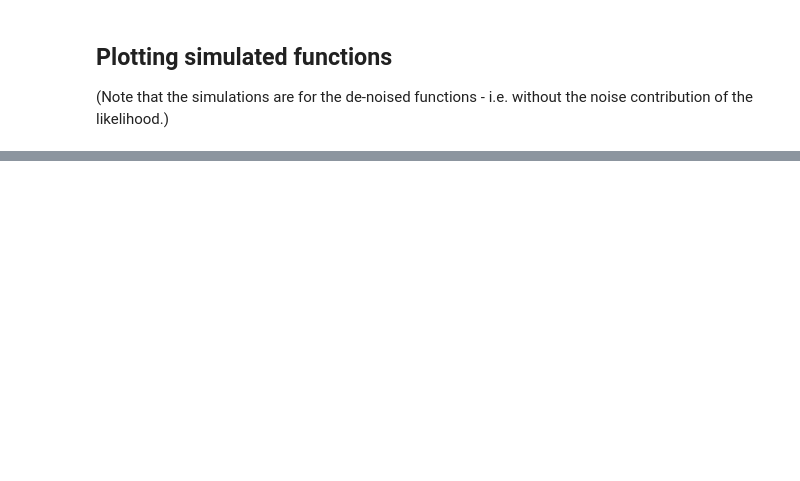
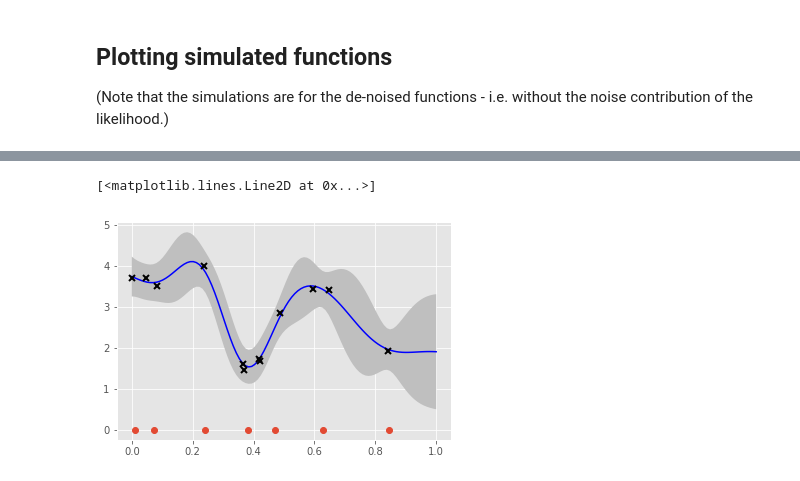
Before and after one commit to t-vi/candlegp, a Jupyter notebook: notebooks/gp_regression.ipynb, the cells around one changed output, grey strips where cells are left out. Cells and saved outputs as stored; diff of their text form; code cells hidden in the pictures; blank space fills up the shorter version.

Commit message:
first (the variational) variant of SGPR, in regression notebook

```diff
--- a/notebooks/gp_regression.ipynb
+++ b/notebooks/gp_regression.ipynb
@@ -182,0 +166,6 @@ pyplot.plot(X.numpy(), Y.numpy(), 'kx', mew=2)
+# %%
+k3 = candlegp.kernels.RBF(1, lengthscales=torch.DoubleTensor([0.3]),variance=torch.DoubleTensor([1.0]))
+mean3 = candlegp.mean_functions.Linear(torch.DoubleTensor([1]), torch.DoubleTensor([0]))
+m3 = candlegp.models.SGPR(Variable(X), Variable(Y.unsqueeze(1)), k3, X[:7].clone(), mean_function=mean3)
+m3.likelihood.variance.set(0.01)
+m3
@@ -182,0 +222,13 @@ pyplot.plot(X.numpy(), Y.numpy(), 'kx', mew=2)
+# %%
+xstar = torch.linspace(0,1,100).double()
+mu, var = m3.predict_y(Variable(xstar.unsqueeze(1)))
+cred_size = (var**0.5*2).squeeze(1)
+
+mu = mu.squeeze(1)
+pyplot.plot(xstar.numpy(),mu.data.numpy(),'b')
+pyplot.fill_between(xstar.numpy(),mu.data.numpy()+cred_size.data.numpy(), mu.data.numpy()-cred_size.data.numpy(),facecolor='0.75')
+pyplot.plot(X.numpy(), Y.numpy(), 'kx', mew=2)
+pyplot.plot(m3.Z.data.numpy(), torch.zeros(m3.Z.size(0)).numpy(),'o')
+# %% [output]
+[<matplotlib.lines.Line2D at 0x...>]
+[figure, added]
```
Also changed, not shown: parts of 11 cells of this notebook, 4 other files.
